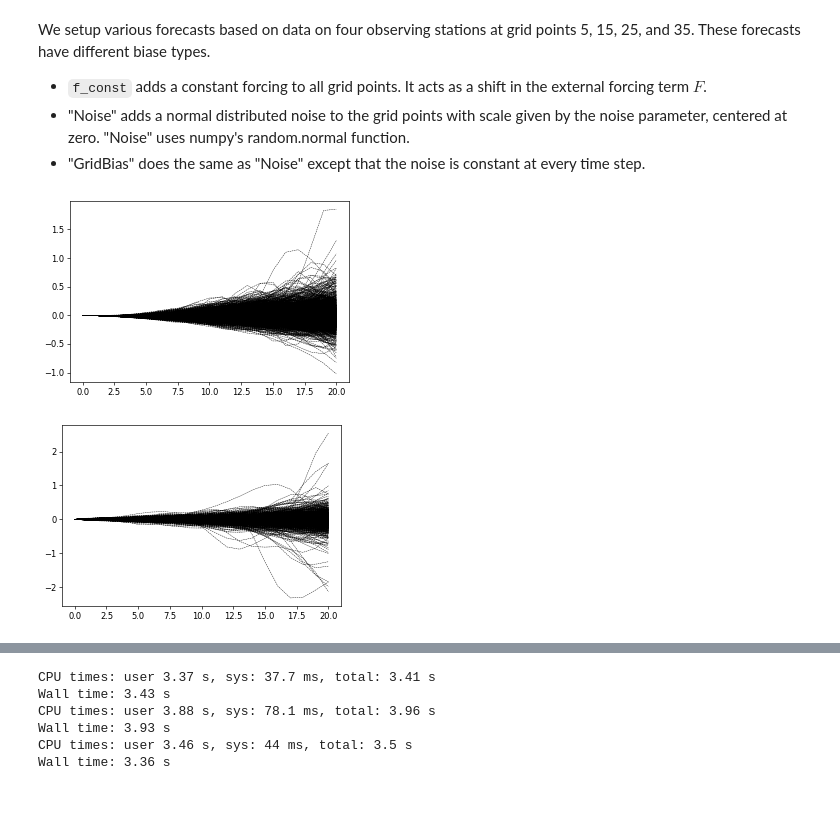
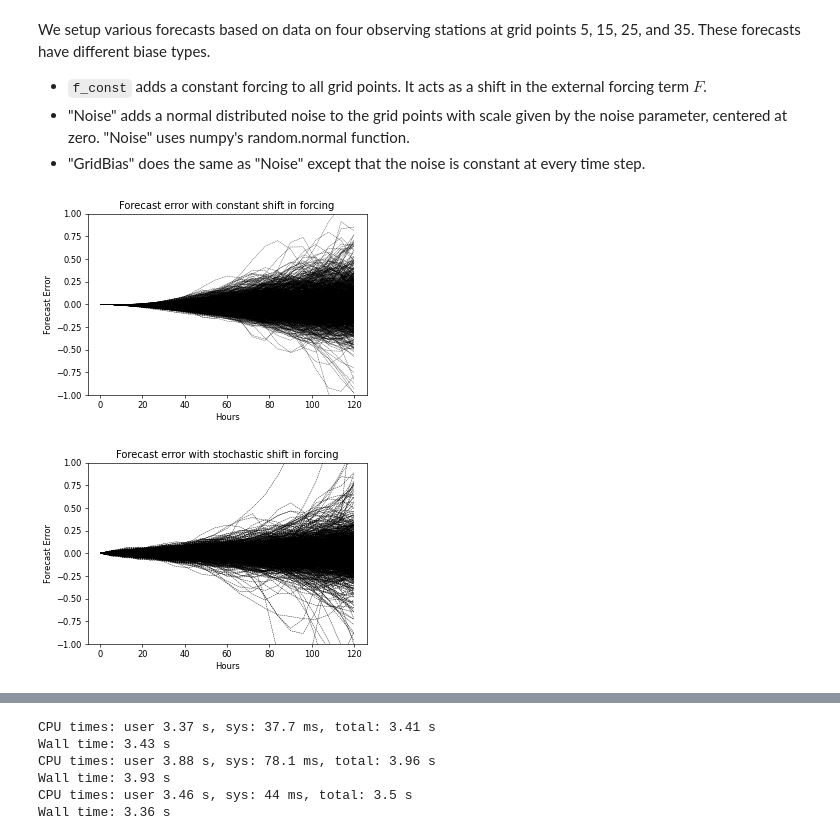
Before and after one commit to anilzen/adaptive_regression, a Jupyter notebook: code/Lorenz.ipynb, the cells around one changed output, grey strips where cells are left out. Cells and saved outputs as stored; diff of their text form; code cells hidden in the pictures; blank space fills up the shorter version.

Commit message:
Minor changes for forecast plots in Lorenz.

```diff
--- a/code/Lorenz.ipynb
+++ b/code/Lorenz.ipynb
@@ -59,12 +59,23 @@ constant.make_forecast()
 spatial.make_forecast()
 random.make_forecast()
 # %%
+plt.title("Forecast error with constant shift in forcing")
+plt.xlabel("Hours")
+plt.ylabel("Forecast Error")
+plt.ylim(-1,1)
 for k in range(constant.nature_days-forecast_days):
-    plt.plot(Nature.sol[4*k:4*k+4*forecast_days+1,stations[0]]-constant.station_forecast[k,:,0],'k--',lw=0.5)
+    plt.plot(constant.hours, Nature.sol[4*k:4*k+4*forecast_days+1,stations[0]]-\
+             constant.station_forecast[k,:,0],'k--',lw=0.4)
+plt.savefig("../../docs/static/forecast_error_constant.png")
 # %% [output]
-[figure, old version]
+[figure, new version]
 # %%
+plt.title("Forecast error with stochastic shift in forcing")
+plt.xlabel("Hours")
+plt.ylabel("Forecast Error")
+plt.ylim(-1,1)
 for k in range(constant.nature_days-forecast_days):
-    plt.plot(Nature.sol[4*k:4*k+4*forecast_days+1,stations[0]]-random.station_forecast[k,:,0],'k--',lw=0.5)
+    plt.plot(random.hours,Nature.sol[4*k:4*k+4*forecast_days+1,stations[0]]-random.station_forecast[k,:,0],'k--',lw=0.5)
+plt.savefig("../../docs/static/forecast_error_random.png")
 # %% [output]
-[figure, old version]
+[figure, new version]
```
Also changed, not shown: parts of 6 cells of this notebook.
